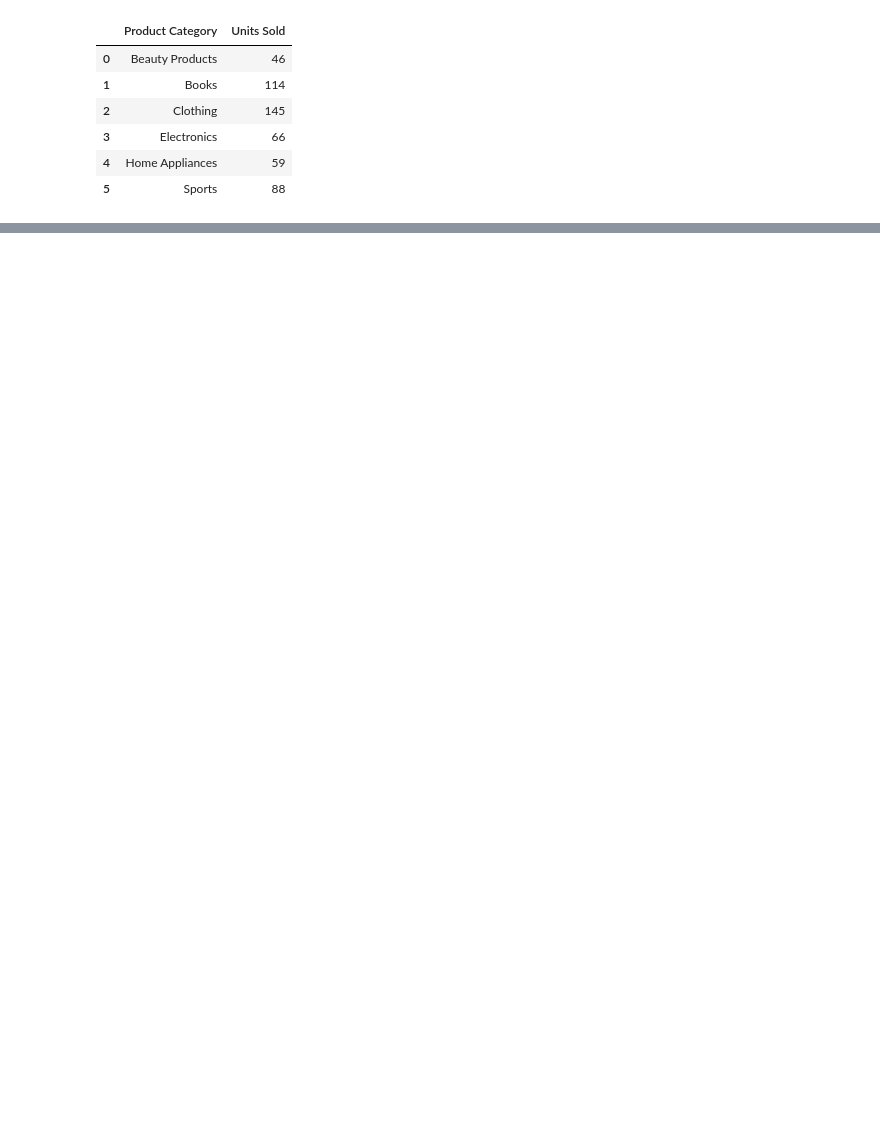
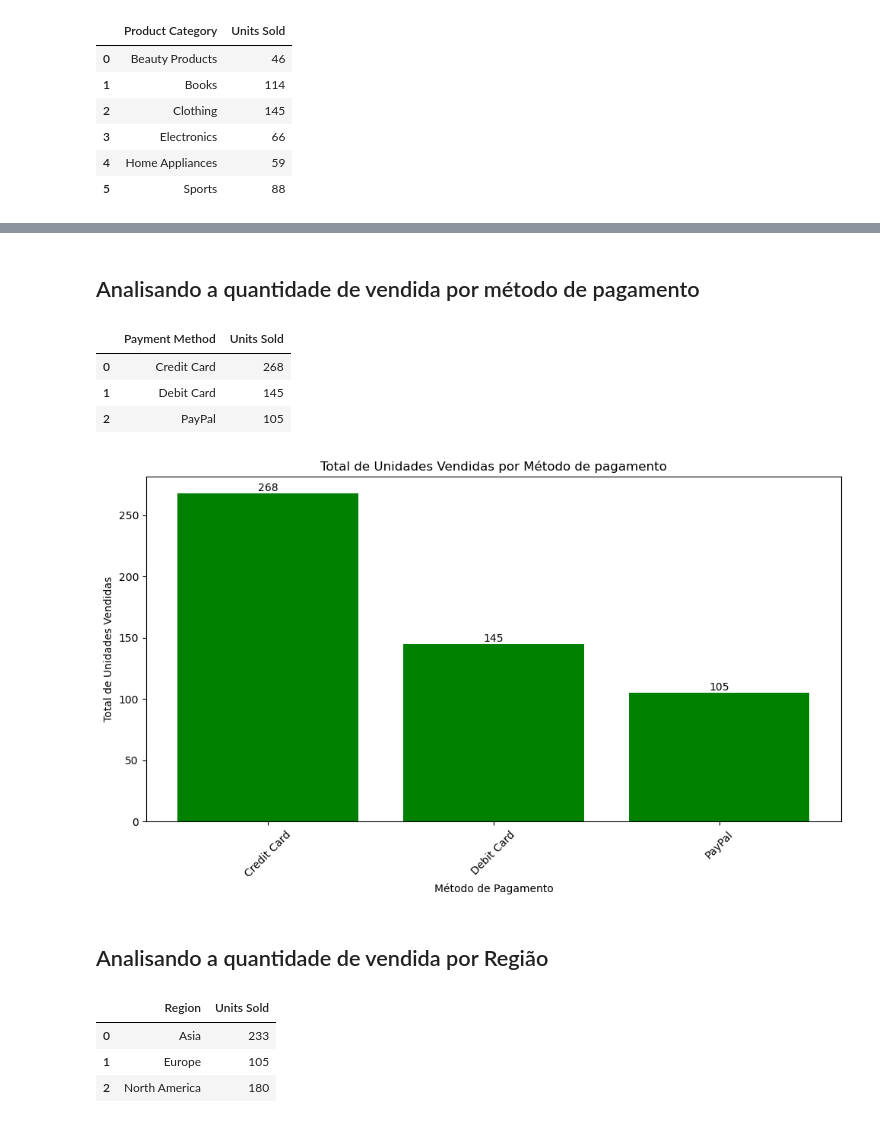
Before and after one commit to RichardHra2023/Projeto-Vendas-Online, a Jupyter notebook: Projeto Vendas Online.ipynb, the cells around one changed output, grey strips where cells are left out. Drawn from its saved outputs; the diff is of its cells as text; code cells hidden in the pictures; blank space fills up the shorter version.

```diff
--- a/Projeto Vendas Online.ipynb
+++ b/Projeto Vendas Online.ipynb
@@ -184,0 +268,32 @@ plt.show()
+# %% [markdown]
+## Analisando a quantidade de vendida por método de pagamento
+# %%
+total_vendido_met_pagamento = df.groupby('Payment Method')['Units Sold'].sum().reset_index()
+# %%
+total_vendido_met_pagamento
+# %% [output]
+|  | Payment Method | Units Sold |
+| 0 | Credit Card | 268 |
+| 1 | Debit Card | 145 |
+| 2 | PayPal | 105 |
+# %%
+# Criando o gráfico de barras
+plt.figure(figsize=(10, 6))
+bars = plt.bar(total_vendido_met_pagamento['Payment Method'], total_vendido_met_pagamento['Units Sold'], color='green')
+
+# Adicionando rótulos de dados nas barras
+for bar in bars:
+    height = bar.get_height()
+    plt.text(bar.get_x() + bar.get_width() / 2, height, f'{height}', ha='center', va='bottom')
+
+# Configurando os rótulos e o título
+plt.xlabel('Método de Pagamento')
+plt.ylabel('Total de Unidades Vendidas')
+plt.title('Total de Unidades Vendidas por Método de pagamento')
+plt.xticks(rotation=45)
+plt.tight_layout()
+plt.show()
+# %% [output]
+[figure, added]
+# %% [markdown]
+## Analisando a quantidade de vendida por Região
@@ -184,0 +302,7 @@ plt.show()
+# %%
+total_vendido_regiao
+# %% [output]
+|  | Region | Units Sold |
+| 0 | Asia | 233 |
+| 1 | Europe | 105 |
+| 2 | North America | 180 |
```
Also changed, not shown: parts of 21 cells of this notebook.
